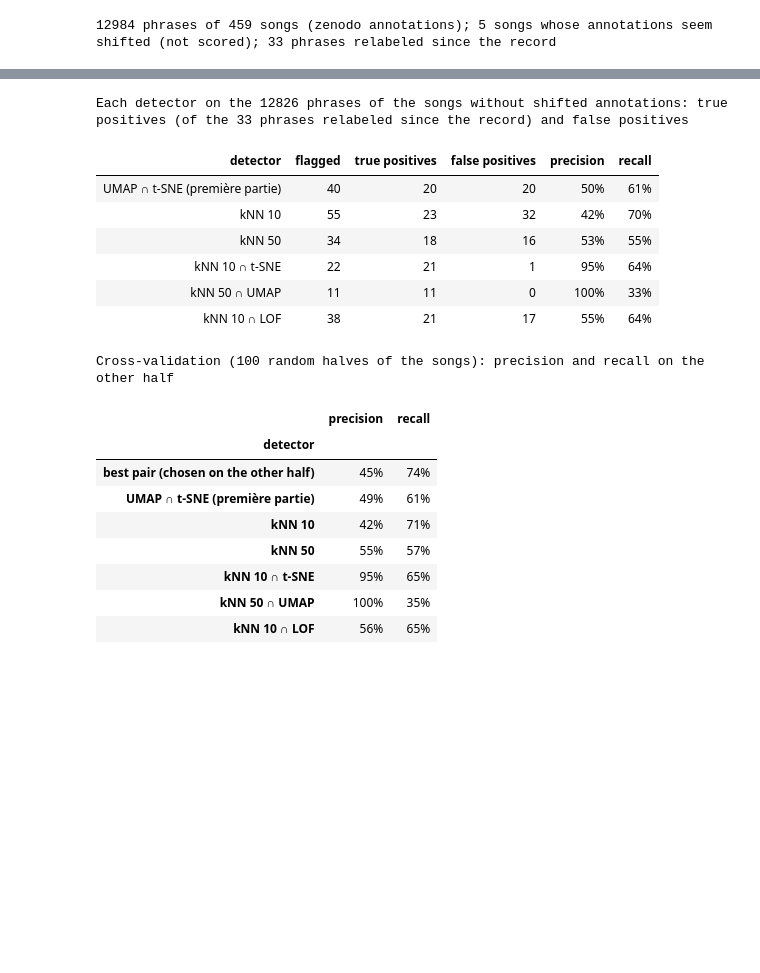
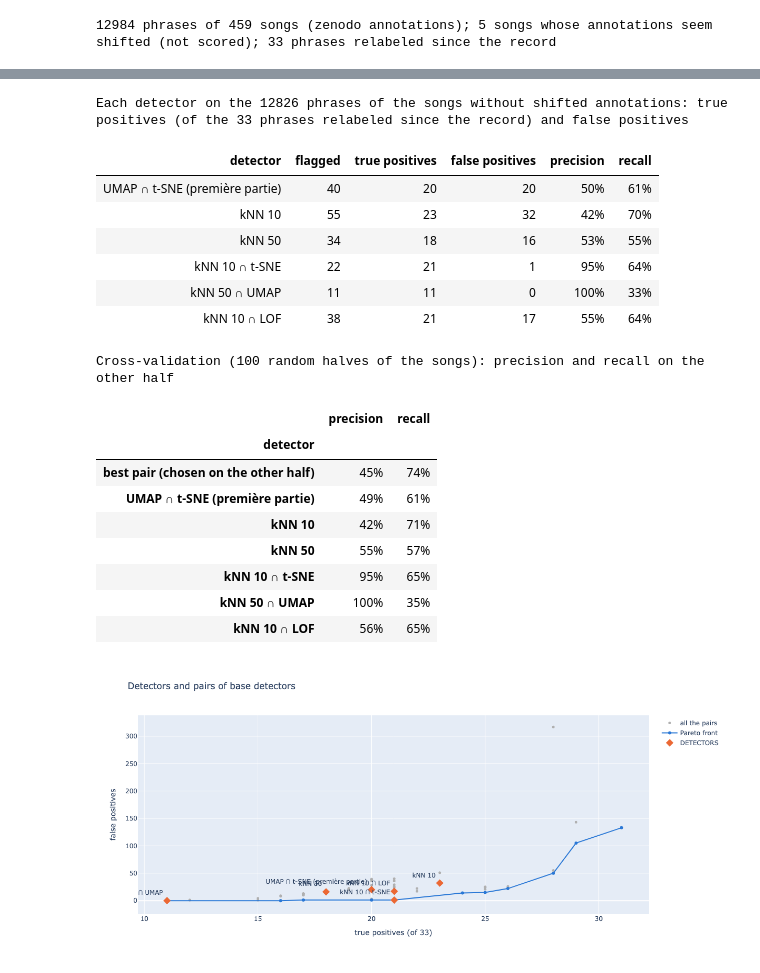
Before and after one commit to Finebouche/canopy, a Jupyter notebook: 2. Outliers study.ipynb, the cells around one changed output, grey strips where cells are left out. Drawn from its saved outputs; the diff is of its cells as text; code cells hidden in the pictures; blank space fills up the shorter version.

```diff
--- a/2. Outliers study.ipynb
+++ b/2. Outliers study.ipynb
@@ -947,7 +947,8 @@ if ANNOTATIONS == "zenodo":
         cover = Counter()
         for s, e, lab in corrected_phrases[w]:
             cover[lab] += max(min(e, end) - max(s, start), 0)
-        if sum(cover.values()) > 0 and cover[label] < 0.5 * (end - start):
+        if (sum(cover.values()) > 0 and cover[label] < 0.5 * (end - start)
+                and cover.most_common(1)[0][0] != label):
             corrected_label[k] = cover.most_common(1)[0][0]
 relabeled = (corrected_label != "") & scored
 print(f"{len(study_info)} phrases of {len(all_waves)} songs ({ANNOTATIONS} annotations); {len(shifted_songs)} songs whose "
@@ -993,15 +994,15 @@ def space_rule(Y, k, percentile=None):
     nearest = NearestNeighbors(n_neighbors=k + 1).fit(Y).kneighbors(Y)[1][:, 1:]
     neighbor_labels = study_labels[nearest]
     majority = np.array([Counter(row).most_common(1)[0][1] for row in neighbor_labels])
-    study_flags = (neighbor_labels != study_labels[:, None]).all(axis=1) & (majority >= np.ceil(0.8 * k))
+    flags = (neighbor_labels != study_labels[:, None]).all(axis=1) & (majority >= np.ceil(0.8 * k))
     if percentile is not None:
         to_same = np.full(len(Y), np.inf)
         for label in np.unique(study_labels):
             idx = np.flatnonzero(study_labels == label)
             if len(idx) > 1:
                 to_same[idx] = NearestNeighbors(n_neighbors=2).fit(Y[idx]).kneighbors(Y[idx])[0][:, 1]
-        study_flags &= to_same > np.percentile(to_same[np.isfinite(to_same)], percentile)
-    return study_flags
+        flags &= to_same > np.percentile(to_same[np.isfinite(to_same)], percentile)
+    return flags
 
 
 base = {f"kNN {k}": knn_rule(X_desc, k) for k in (5, 10, 30, 50)}
@@ -1022,16 +1023,16 @@ DETECTORS = {
     "kNN 50 ∩ UMAP": base["kNN 50"] & base["UMAP 5 p99"],
     "kNN 10 ∩ LOF": base["kNN 10"] & base["LOF"],
 }
-DETECTOR = "kNN 10 ∩ t-SNE"  # outliers listed and played below
+DETECTOR = "UMAP ∩ t-SNE (première partie)"  # shown first below (then chosen in the list)
 
 
-def score(study_flags, mask=scored):
-    flagged = study_flags & mask
+def score(flags, mask=scored):
+    flagged = flags & mask
     return dict(flagged=int(flagged.sum()), true=int((flagged & relabeled).sum()),
                 false=int((flagged & ~relabeled).sum()))
 
 
-summary = pd.DataFrame([{"detector": name, **score(study_flags)} for name, study_flags in DETECTORS.items()])
+summary = pd.DataFrame([{"detector": name, **score(flags)} for name, flags in DETECTORS.items()])
 if ANNOTATIONS != "zenodo":
     display(summary[["detector", "flagged"]].style.hide(axis="index")
             .set_caption("Phrases flagged by each detector (songs with shifted annotations excepted)"))
@@ -1044,9 +1045,9 @@ else:
         f"{relabeled.sum()} phrases relabeled since the record) and false positives"))
 
     # all the pairs of base detectors, their Pareto front, and the cross-validation of the choice of the pair
-    combos = {name: study_flags for name, study_flags in base.items()}
+    combos = {name: flags for name, flags in base.items()}
     combos.update({f"{a} ∩ {b}": base[a] & base[b] for a, b in combinations(base, 2)})
-    pairs = pd.DataFrame([{"combination": name, **score(study_flags)} for name, study_flags in combos.items()])
+    pairs = pd.DataFrame([{"combination": name, **score(flags)} for name, flags in combos.items()])
     front = pairs[pairs["true"] > 0].sort_values(["true", "false"]).groupby("true").head(1)
     front = front[front["false"] == front["false"][::-1].cummin()[::-1]]
     rng = np.random.default_rng(0)
@@ -1059,11 +1060,11 @@ else:
         ok = true_a >= CV_RECALL * (half & relabeled).sum()
         best = np.flatnonzero(ok)[np.argmin(false_a[ok])] if ok.any() else None
         other = scored & ~half
-        for name, study_flags in [("best pair (chosen on the other half)", flag_matrix[best] if best is not None else None)] \
+        for name, flags in [("best pair (chosen on the other half)", flag_matrix[best] if best is not None else None)] \
                 + list(DETECTORS.items()):
-            if study_flags is not None:
-                cv.append(dict(detector=name, true=(study_flags & other & relabeled).sum(),
-                               false=(study_flags & other & ~relabeled).sum(), n=(other & relabeled).sum()))
+            if flags is not None:
+                cv.append(dict(detector=name, true=(flags & other & relabeled).sum(),
+                               false=(flags & other & ~relabeled).sum(), n=(other & relabeled).sum()))
     cv = pd.DataFrame(cv).groupby("detector", sort=False)[["true", "false", "n"]].sum()
     cv = pd.DataFrame({"precision": cv["true"] / (cv["true"] + cv["false"]).clip(lower=1),
                        "recall": cv["true"] / cv["n"]})
@@ -1074,33 +1075,34 @@ else:
     fig_pairs.add_trace(go.Scatter(x=pairs["true"], y=pairs["false"], mode="markers", name="all the pairs",
                                    text=pairs["combination"], hoverinfo="text+x+y",
                                    marker=dict(size=5, color="#b0b0b0")))
     fig_pairs.add_trace(go.Scatter(x=front["true"], y=front["false"], mode="lines+markers", name="Pareto front",
                                    text=front["combination"], hoverinfo="text+x+y", line=dict(color="#2a78d6")))
     fig_pairs.add_trace(go.Scatter(x=summary["true"], y=summary["false"], mode="markers+text", name="DETECTORS",
                                    text=summary["detector"], textposition="top left",
                                    marker=dict(size=11, symbol="diamond", color="#eb6834")))
     fig_pairs.update_layout(width=1000, height=560, xaxis_title=f"true positives (of {relabeled.sum()})",
                             yaxis_title="false positives", title="Detectors and pairs of base detectors")
     fig_pairs.show()
 # %% [output]
 Each detector on the 12826 phrases of the songs without shifted annotations: true positives (of the 33 phrases relabeled since the record) and false positives
 | detector | flagged | true positives | false positives | precision | recall |
 | UMAP ∩ t-SNE (première partie) | 40 | 20 | 20 | 50% | 61% |
 | kNN 10 | 55 | 23 | 32 | 42% | 70% |
 | kNN 50 | 34 | 18 | 16 | 53% | 55% |
 | kNN 10 ∩ t-SNE | 22 | 21 | 1 | 95% | 64% |
 | kNN 50 ∩ UMAP | 11 | 11 | 0 | 100% | 33% |
 | kNN 10 ∩ LOF | 38 | 21 | 17 | 55% | 64% |
 Cross-validation (100 random halves of the songs): precision and recall on the other half
 |  | precision | recall |
 | detector |  |  |
 | best pair (chosen on the other half) | 45% | 74% |
 | UMAP ∩ t-SNE (première partie) | 49% | 61% |
 | kNN 10 | 42% | 71% |
 | kNN 50 | 55% | 57% |
 | kNN 10 ∩ t-SNE | 95% | 65% |
 | kNN 50 ∩ UMAP | 100% | 35% |
 | kNN 10 ∩ LOF | 56% | 65% |
+[figure, added]
 # %% [markdown]
 ### Écoute des outliers
 
```
Also changed, not shown: parts of 4 cells of this notebook.
